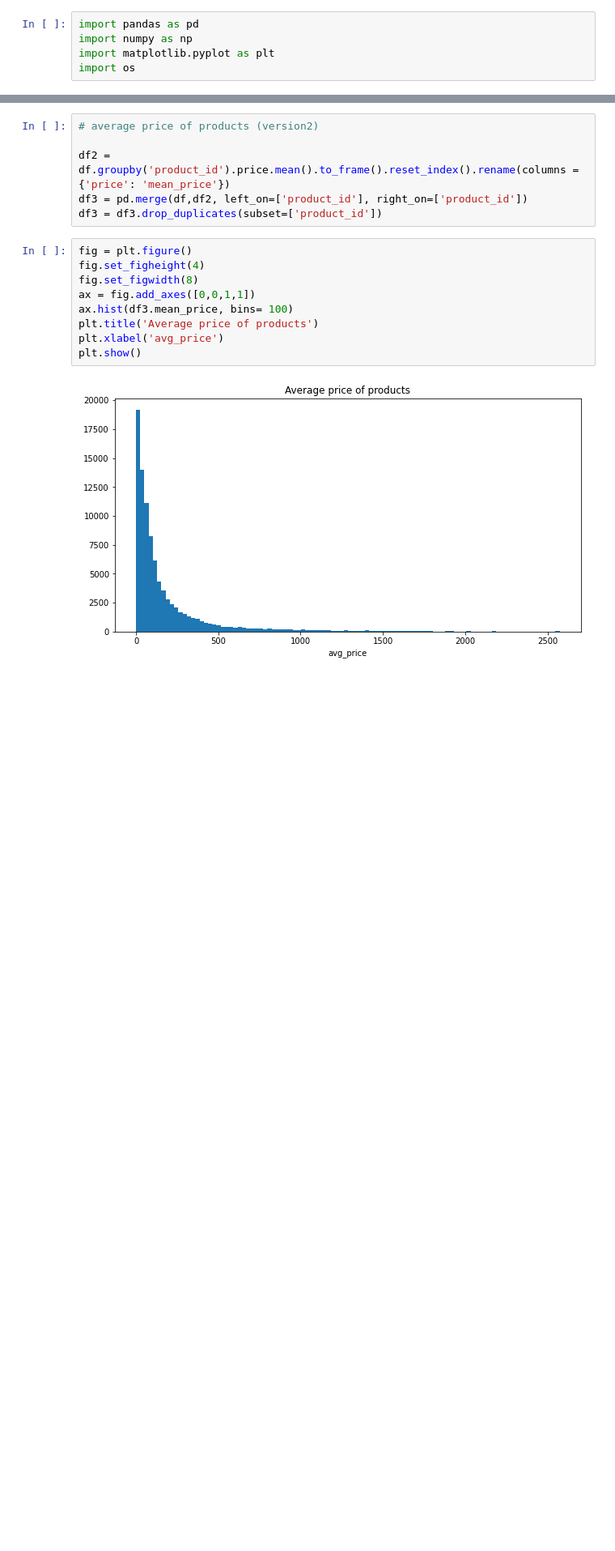
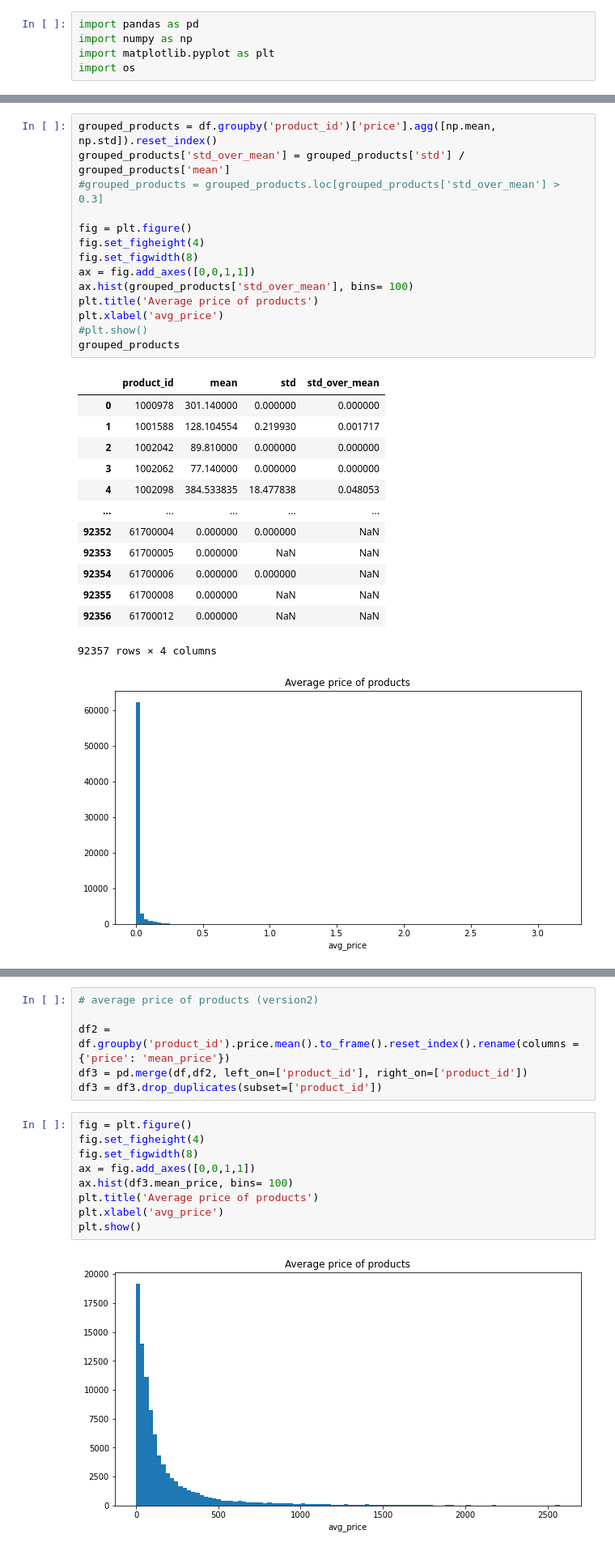
Before and after one commit to domenicocinque/ADM-HW2, a Jupyter notebook: ADM_HW02_RQ4.ipynb, the cells around one changed output, grey strips where cells are left out. Shown at 81% size. Saved outputs shown, nothing was run; the diff lists cells and outputs as text; blank space fills up the shorter version.

```diff
--- a/ADM_HW02_RQ4.ipynb
+++ b/ADM_HW02_RQ4.ipynb
@@ -40,4 +40,33 @@ plt.xlabel('avg_price')
 plt.show()
 # %% [output]
 [figure]
+# %%
+grouped_products = df.groupby('product_id')['price'].agg([np.mean, np.std]).reset_index()
+grouped_products['std_over_mean'] = grouped_products['std'] / grouped_products['mean']
+#grouped_products = grouped_products.loc[grouped_products['std_over_mean'] > 0.3]
+
+fig = plt.figure()
+fig.set_figheight(4)
+fig.set_figwidth(8)
+ax = fig.add_axes([0,0,1,1])
+ax.hist(grouped_products['std_over_mean'], bins= 100)
+plt.title('Average price of products')
+plt.xlabel('avg_price')
+#plt.show()
+grouped_products
+# %% [output]
+|  | product_id | mean | std | std_over_mean |
+| 0 | 1000978 | 301.140000 | 0.000000 | 0.000000 |
+| 1 | 1001588 | 128.104554 | 0.219930 | 0.001717 |
+| 2 | 1002042 | 89.810000 | 0.000000 | 0.000000 |
+| 3 | 1002062 | 77.140000 | 0.000000 | 0.000000 |
+| 4 | 1002098 | 384.533835 | 18.477838 | 0.048053 |
+| ... | ... | ... | ... | ... |
+| 92352 | 61700004 | 0.000000 | 0.000000 | NaN |
+| 92353 | 61700005 | 0.000000 | NaN | NaN |
+| 92354 | 61700006 | 0.000000 | 0.000000 | NaN |
+| 92355 | 61700008 | 0.000000 | NaN | NaN |
+| 92356 | 61700012 | 0.000000 | NaN | NaN |
+92357 rows × 4 columns
+[figure, added]
 # %%
```
Also changed, not shown: parts of 4 cells of this notebook, 2 other files.
